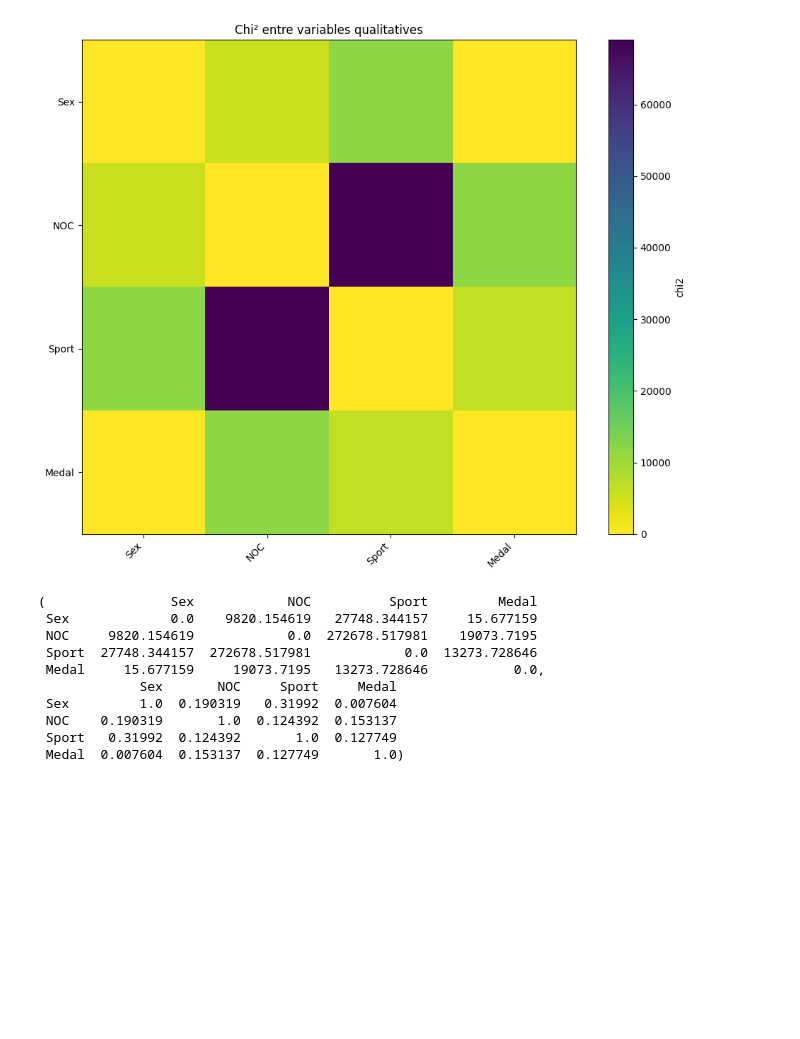
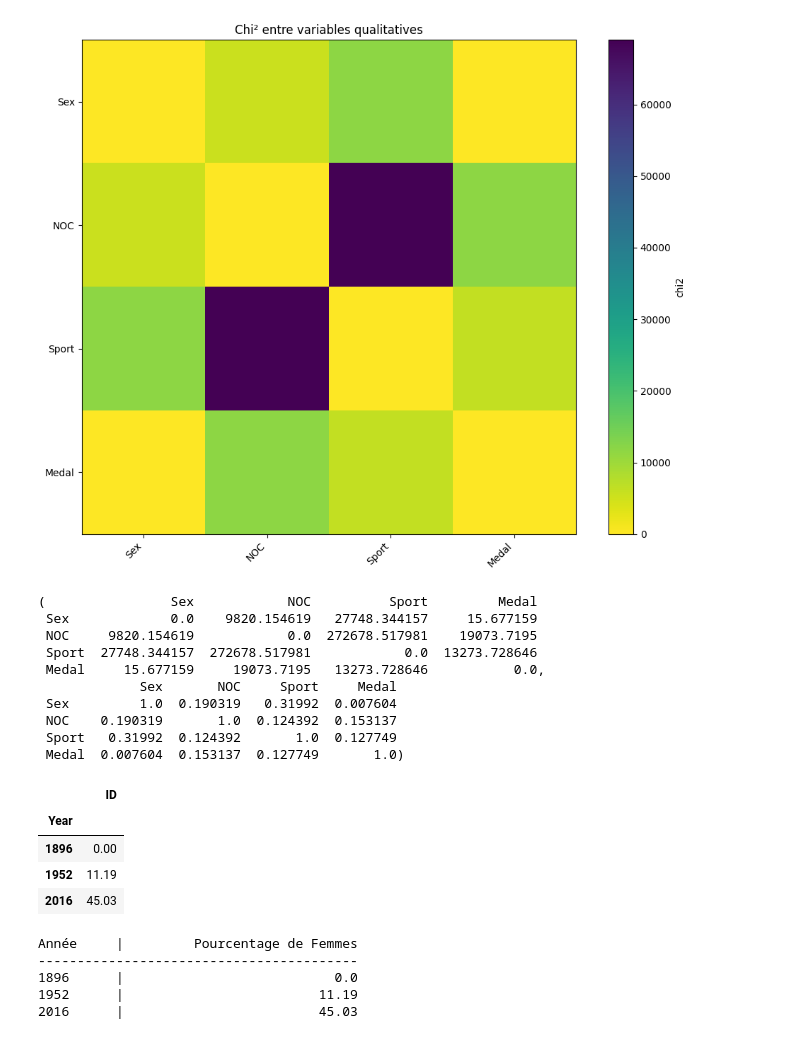
Before and after one commit to jojodu0747/ProjetTDD, a Jupyter notebook: src/etude_bdd.ipynb, the cells around one changed output. Saved outputs shown, nothing was run; the diff lists cells and outputs as text; code cells hidden in the pictures; blank space fills up the shorter version.

```diff
--- a/src/etude_bdd.ipynb
+++ b/src/etude_bdd.ipynb
@@ -446,3 +446,47 @@ chi2_matrix2, vc_matrix
  NOC    0.190319       1.0  0.124392  0.153137
  Sport   0.31992  0.124392       1.0  0.127749
  Medal  0.007604  0.153137  0.127749       1.0)
+# %%
+from modalite import YEAR
+
+annee = [1896, 1952, 2016]
+
+if annee is None:
+    annee = YEAR
+# %%
+dfM = BDD_EVENTS.loc[
+    BDD_EVENTS["Sex"].isin(["M"]) &
+    BDD_EVENTS["Year"].isin(annee),
+    ["ID", "Year"]].drop_duplicates()
+dfM = dfM.groupby("Year").count()
+dfF = BDD_EVENTS.loc[
+    BDD_EVENTS["Sex"].isin(["F"]) &
+    BDD_EVENTS["Year"].isin(annee),
+    ["ID", "Year"]].drop_duplicates()
+dfF = dfF.groupby("Year").count()
+for x in annee:
+    if x not in dfF.index:
+        dfF.loc[x] = 0
+    if x not in dfM.index:
+        dfM.loc[x] = 0
+dfT = round(dfF/(dfF+dfM)*100,2)
+dfT
+# %% [output]
+|  | ID |
+| Year |  |
+| 1896 | 0.00 |
+| 1952 | 11.19 |
+| 2016 | 45.03 |
+# %%
+res = (
+    f"{'Année':<10}|{'Pourcentage de Femmes':>30}\n" + "-" * 41 + "\n"
+)
+for x in annee:
+    res += f"{x:<10}|{dfT.loc[x][0]:>30}\n"
+print(res)
+# %% [output]
+Année     |         Pourcentage de Femmes
+-----------------------------------------
+1896      |                           0.0
+1952      |                         11.19
+2016      |                         45.03
```
Also changed, not shown: parts of 2 cells of this notebook, 2 other files.
